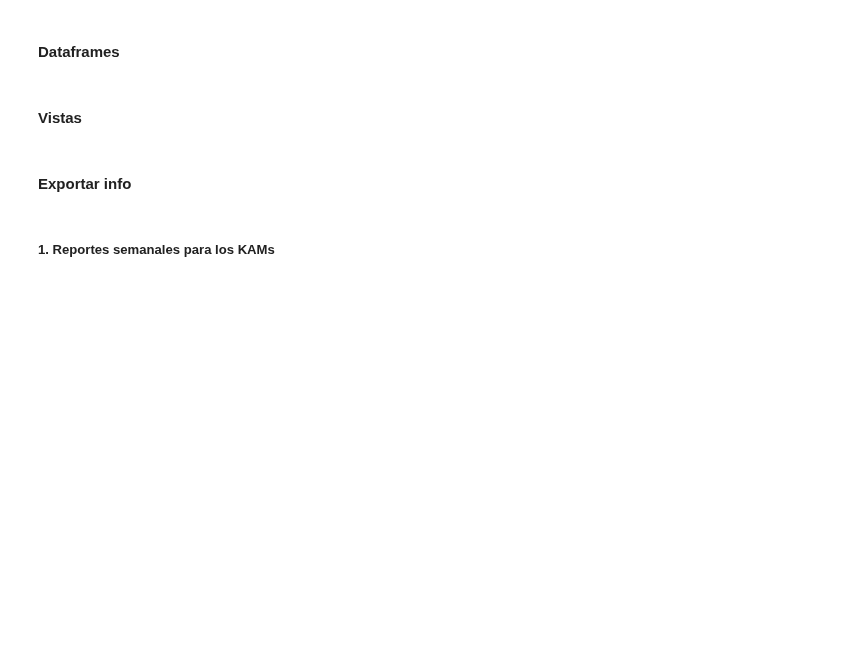
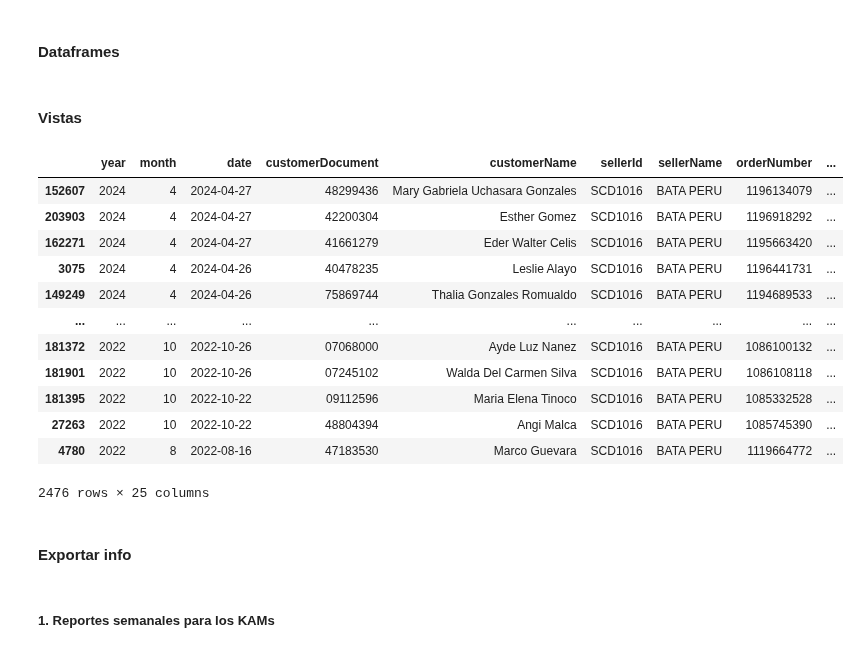
Before and after one commit to gflores1092/AnalyticsSX, a Jupyter notebook: Reportes diarios/reporte_kpis_comercial.ipynb, the cells around one changed output. Drawn from its saved outputs; the diff is of its cells as text; code cells hidden in the pictures; blank space fills up the shorter version.

Commit message:
query modificado

```diff
--- a/Reportes diarios/reporte_kpis_comercial.ipynb
+++ b/Reportes diarios/reporte_kpis_comercial.ipynb
@@ -42,16 +42,39 @@ def run_bigquery_query(query):
 # %% [markdown]
 #### **Queries**
 # %%
-# OTS
+# KPIs operativos (OTS + Cancels + Devoluciones)
 
-# Cancels
+
 
 # Devoluciones
+
+query_devoluciones = """
+    SELECT * FROM `bi-fcom-drmb-local-pe-sbx.Dragonite_SX_KPIs.reporte_devoluciones`
+"""
 
 # Tickets
 
 query_tickets = """
-    SELECT * FROM `bi-fcom-drmb-local-pe-sbx.Dragonite_SX_KPIs.reporte_casos_salesforce`
+    SELECT
+        *
+        EXCEPT(
+            country,commerce,
+            week,
+            caseStakeholder,caseOwner,caseBU,
+            caseCreatedDate,caseDueDate,caseClosedDate,
+            orders,skus,
+            groupcaseTipification,Departamento,Area,
+            Origin,caseSLA,caseSLAhours,
+            caseReopenings,caseRecontacts,
+            regulatoryId,refund_id,refund_amount,refund_status,refund_date
+            case_due_created_hours,case_completion_hours,case_diff_completion_due_hours,
+            case_due_created_work_hours,case_completion_work_hours,case_diff_completion_work_hours,
+            late,row,Sector,cumplimientoSLA
+        )
+    FROM `bi-fcom-drmb-local-pe-sbx.Dragonite_SX_KPIs.reporte_casos_salesforce`
+    WHERE caseLevel1 IN ('Reclamo','Pedido Solicitud')
+    AND sellerName IS NOT NULL
+    AND LENGTH(sellerName)!=0
 """
 
 # Reviews
@@ -73,6 +97,29 @@ data_reviews = run_bigquery_query(query_reviews)
 data_apelaciones = run_bigquery_query(query_apelaciones)
 # %% [markdown]
 #### **Vistas**
+# %%
+data_tickets = run_bigquery_query(query_tickets)
+# %%
+(
+    data_tickets[(data_tickets['sellerId'] == 'SCD1016') & (data_tickets['caseLevel1']=='Reclamo')]
+    .sort_values(['date'], ascending=False)
+    .drop(['caseCreatedDate','caseDueDate','caseClosedDate',
+           'regulatoryId','refund_id','refund_amount','refund_status','refund_date'], axis=1)
+)
+# %% [output]
+|  | year | month | date | customerDocument | customerName | sellerId | sellerName | orderNumber | ... |
+| 152607 | 2024 | 4 | 2024-04-27 | 48299436 | Mary Gabriela Uchasara Gonzales | SCD1016 | BATA PERU | 1196134079 | ... |
+| 203903 | 2024 | 4 | 2024-04-27 | 42200304 | Esther Gomez | SCD1016 | BATA PERU | 1196918292 | ... |
+| 162271 | 2024 | 4 | 2024-04-27 | 41661279 | Eder Walter Celis | SCD1016 | BATA PERU | 1195663420 | ... |
+| 3075 | 2024 | 4 | 2024-04-26 | 40478235 | Leslie Alayo | SCD1016 | BATA PERU | 1196441731 | ... |
+| 149249 | 2024 | 4 | 2024-04-26 | 75869744 | Thalia Gonzales Romualdo | SCD1016 | BATA PERU | 1194689533 | ... |
+| ... | ... | ... | ... | ... | ... | ... | ... | ... | ... |
+| 181372 | 2022 | 10 | 2022-10-26 | 07068000 | Ayde Luz Nanez | SCD1016 | BATA PERU | 1086100132 | ... |
+| 181901 | 2022 | 10 | 2022-10-26 | 07245102 | Walda Del Carmen Silva | SCD1016 | BATA PERU | 1086108118 | ... |
+| 181395 | 2022 | 10 | 2022-10-22 | 09112596 | Maria Elena Tinoco | SCD1016 | BATA PERU | 1085332528 | ... |
+| 27263 | 2022 | 10 | 2022-10-22 | 48804394 | Angi Malca | SCD1016 | BATA PERU | 1085745390 | ... |
+| 4780 | 2022 | 8 | 2022-08-16 | 47183530 | Marco Guevara | SCD1016 | BATA PERU | 1119664772 | ... |
+2476 rows × 25 columns
 # %% [markdown]
 #### **Exportar info**
 # %% [markdown]
```
Also changed, not shown: parts of 1 cell of this notebook.
